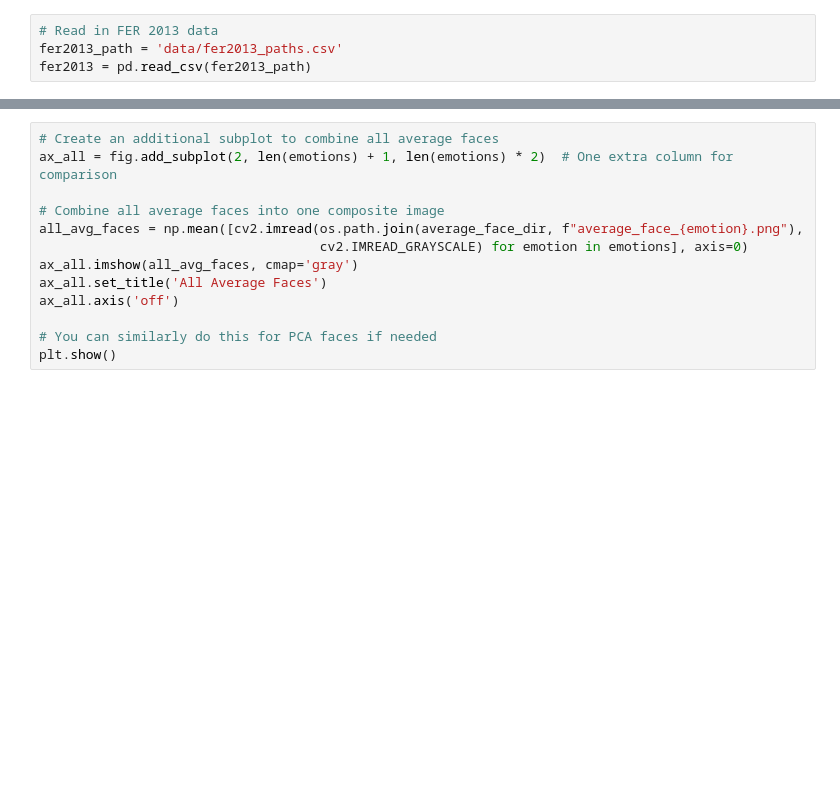
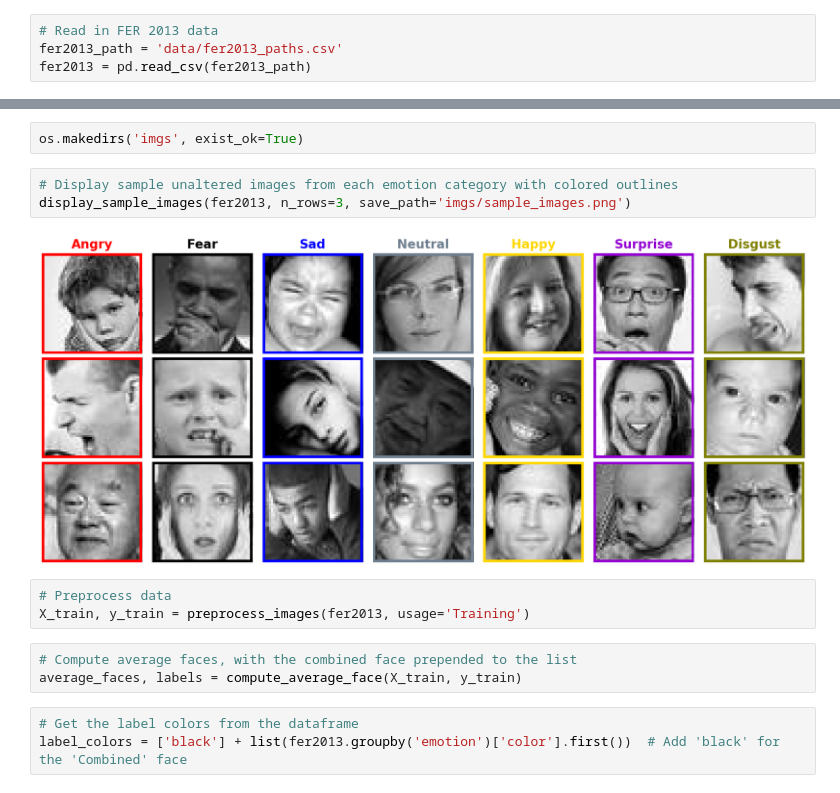
Before and after one commit to dlumian/EmotionFaceClassifier, a Jupyter notebook: notebooks/3_eda_image_analysis.ipynb, the cells around one changed output, grey strips where cells are left out. Drawn from its saved outputs; the diff is of its cells as text; blank space fills up the shorter version.

Commit message:
Add overall face, improved readability for data feature extraction

```diff
--- a/notebooks/3_eda_image_analysis.ipynb
+++ b/notebooks/3_eda_image_analysis.ipynb
@@ -218,13 +42,16 @@ plt.show()
-# %%
-# Create an additional subplot to combine all average faces
-ax_all = fig.add_subplot(2, len(emotions) + 1, len(emotions) * 2)  # One extra column for comparison
-
-# Combine all average faces into one composite image
-all_avg_faces = np.mean([cv2.imread(os.path.join(average_face_dir, f"average_face_{emotion}.png"),
-                                    cv2.IMREAD_GRAYSCALE) for emotion in emotions], axis=0)
-ax_all.imshow(all_avg_faces, cmap='gray')
-ax_all.set_title('All Average Faces')
-ax_all.axis('off')
-
-# You can similarly do this for PCA faces if needed
-plt.show()
+# %%
+os.makedirs('imgs', exist_ok=True)
+# %%
+# Display sample unaltered images from each emotion category with colored outlines
+display_sample_images(fer2013, n_rows=3, save_path='imgs/sample_images.png')
+# %% [output]
+[figure, added]
+# %%
+# Preprocess data
+X_train, y_train = preprocess_images(fer2013, usage='Training')
+# %%
+# Compute average faces, with the combined face prepended to the list
+average_faces, labels = compute_average_face(X_train, y_train)
+# %%
+# Get the label colors from the dataframe
+label_colors = ['black'] + list(fer2013.groupby('emotion')['color'].first())  # Add 'black' for the 'Combined' face
```
Also changed, not shown: parts of 16 cells of this notebook, 3 other files.
